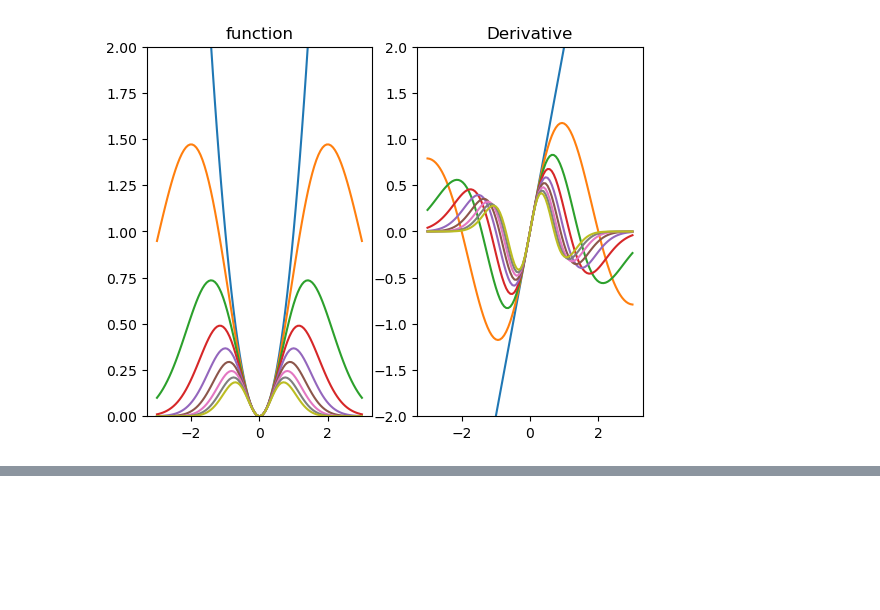
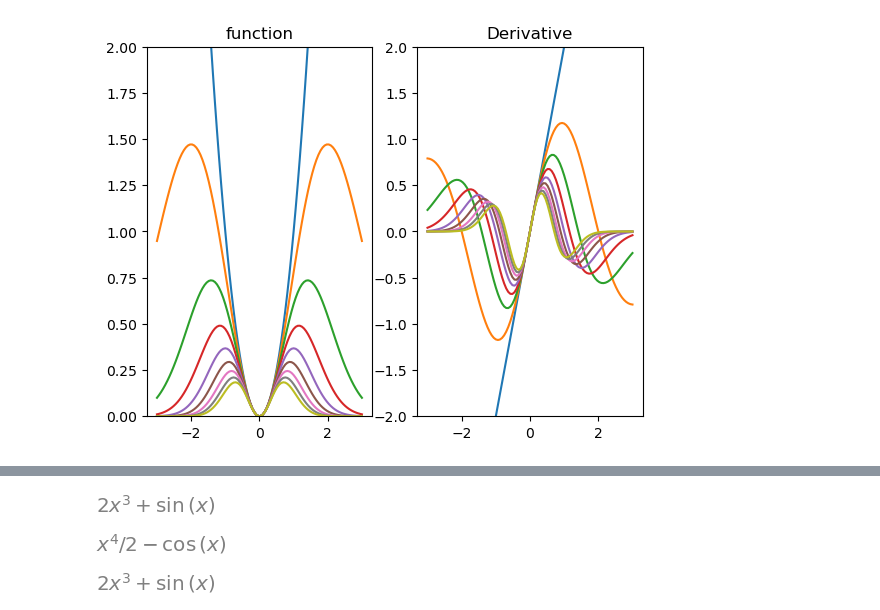
Before and after one commit to Kantulaev/ML_projects, a Jupyter notebook: lesson_9_Calculus.ipynb, the cells around one changed output, grey strips where cells are left out. Drawn from its saved outputs; the diff is of its cells as text; code cells hidden in the pictures; blank space fills up the shorter version.

```diff
--- a/lesson_9_Calculus.ipynb
+++ b/lesson_9_Calculus.ipynb
@@ -210,0 +209,12 @@ p3.show()
+# %%
+x = sym.symbols('x')
+f = 2*x**3 + sym.sin(x)
+fInt = sym.integrate(f)
+dfInt = sym.diff(fInt)
+display(f)
+display(fInt)
+display(dfInt)
+# %% [output]
+[figure, added]
+[figure, added]
+[figure, added]
```
Also changed, not shown: parts of 1 cell of this notebook.
